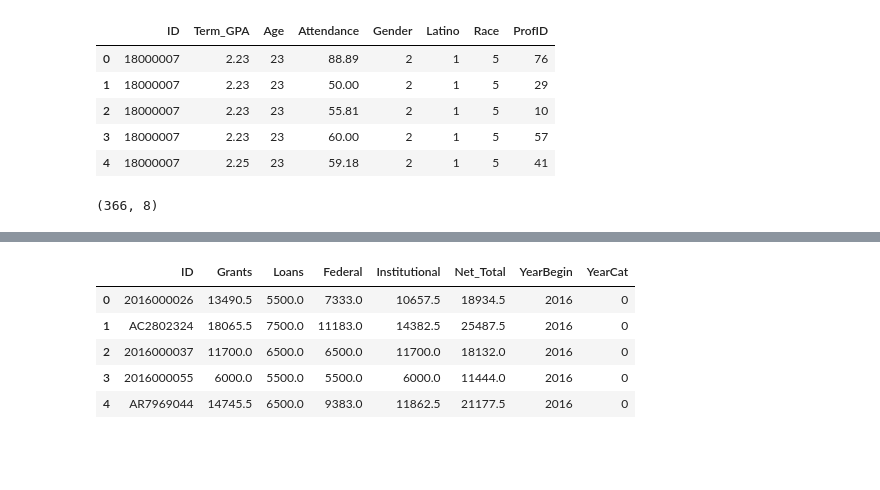
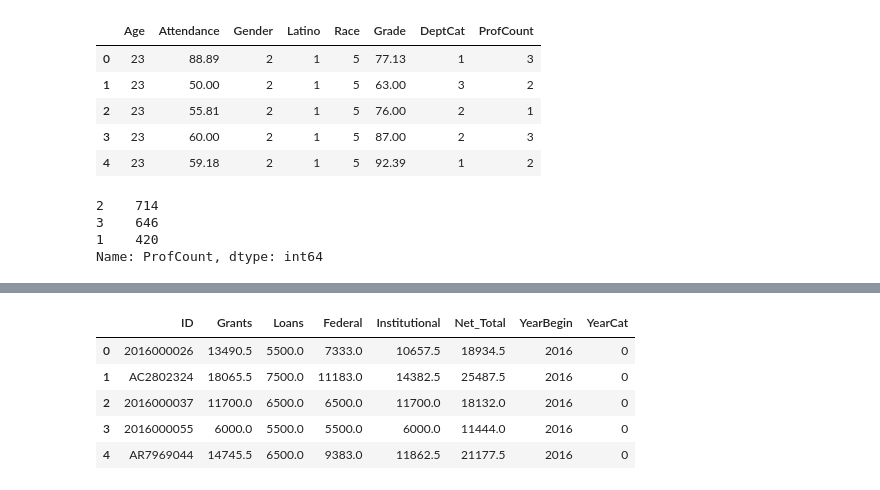
Before and after one commit to sherirosalia/School_Prediction_Modeling, a Jupyter notebook: Train_Test.ipynb, the cells around one changed output, grey strips where cells are left out. Saved outputs shown, nothing was run; the diff lists cells and outputs as text; code cells hidden in the pictures; blank space fills up the shorter version.

```diff
--- a/Train_Test.ipynb
+++ b/Train_Test.ipynb
@@ -25,0 +90,12 @@ academic.head()
+# %%
+# Create the bins in which Data will be held
+# Bins are 0, 60, 70, 80, 90, 100
+bins = [16, 19, 21, 100]
+
+# Create the names for the four bins
+#group_names represent these ranges= ["17-19", "20-21", "Over 21"]
+group_names = [1, 2, 3]
+# %%
+
+academic['AgeRange'] = pd.cut(academic['Age'], bins, labels=group_names)
+academic.head()
@@ -25,0 +109,13 @@ academic.head()
+# %%
+# Create the bins in which Data will be held
+# Bins are 0, 60, 70, 80, 90, 100
+bins = [0, 70, 80, 90, 100]
+
+# Create the names for the four bins
+#group_names represent these ranges = ["0-70", "70-80", "80-90", "90-100"]
+group_names=[1, 2, 3, 4]
+# %%
+
+
+academic['AttendanceRange'] = pd.cut(academic['Attendance'], bins, labels=group_names)
+academic.head()
@@ -26,12 +132,12 @@ academic.head()
 # %%
 #select datapoints
-stu = academic[['ID', "Term_GPA", 'Age', 'Attendance', \
-                 'Gender','Latino', 'Race', 'ProfID' ]].copy()
+stu = academic[['Age', 'Attendance', \
+                 'Gender','Latino', 'Race', 'Grade', 'DeptCat', 'ProfCount']].copy()
 stu.head()
 # %% [output]
-|  | ID | Term_GPA | Age | Attendance | Gender | Latino | Race | ProfID |
-| 0 | 18000007 | 2.23 | 23 | 88.89 | 2 | 1 | 5 | 76 |
-| 1 | 18000007 | 2.23 | 23 | 50.00 | 2 | 1 | 5 | 29 |
-| 2 | 18000007 | 2.23 | 23 | 55.81 | 2 | 1 | 5 | 10 |
-| 3 | 18000007 | 2.23 | 23 | 60.00 | 2 | 1 | 5 | 57 |
-| 4 | 18000007 | 2.25 | 23 | 59.18 | 2 | 1 | 5 | 41 |
+|  | Age | Attendance | Gender | Latino | Race | Grade | DeptCat | ProfCount |
+| 0 | 23 | 88.89 | 2 | 1 | 5 | 77.13 | 1 | 3 |
+| 1 | 23 | 50.00 | 2 | 1 | 5 | 63.00 | 3 | 2 |
+| 2 | 23 | 55.81 | 2 | 1 | 5 | 76.00 | 2 | 1 |
+| 3 | 23 | 60.00 | 2 | 1 | 5 | 87.00 | 2 | 3 |
+| 4 | 23 | 59.18 | 2 | 1 | 5 | 92.39 | 1 | 2 |
@@ -40,4 +143,0 @@ stu.head()
-# %%
-print(money.shape)
-# %% [output]
-(366, 8)
@@ -43,0 +146,7 @@ print(money.shape)
+# %%
+stu['ProfCount'].value_counts()
+# %% [output]
+2    714
+3    646
+1    420
+Name: ProfCount, dtype: int64
```
Also changed, not shown: parts of 41 cells of this notebook, 6 other files.
